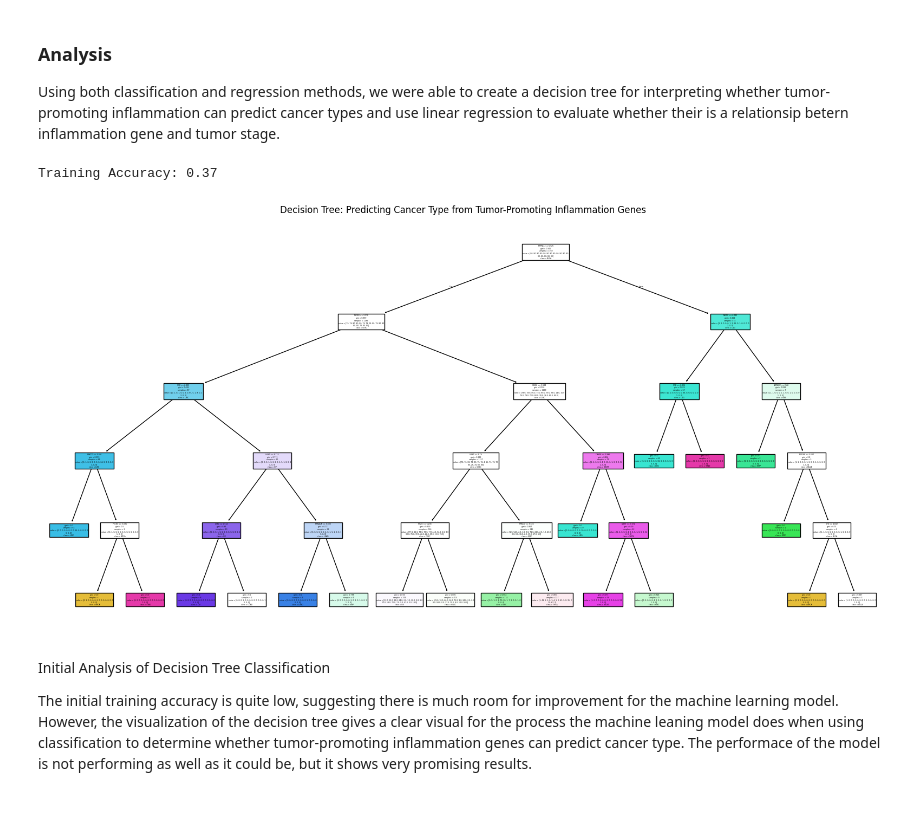
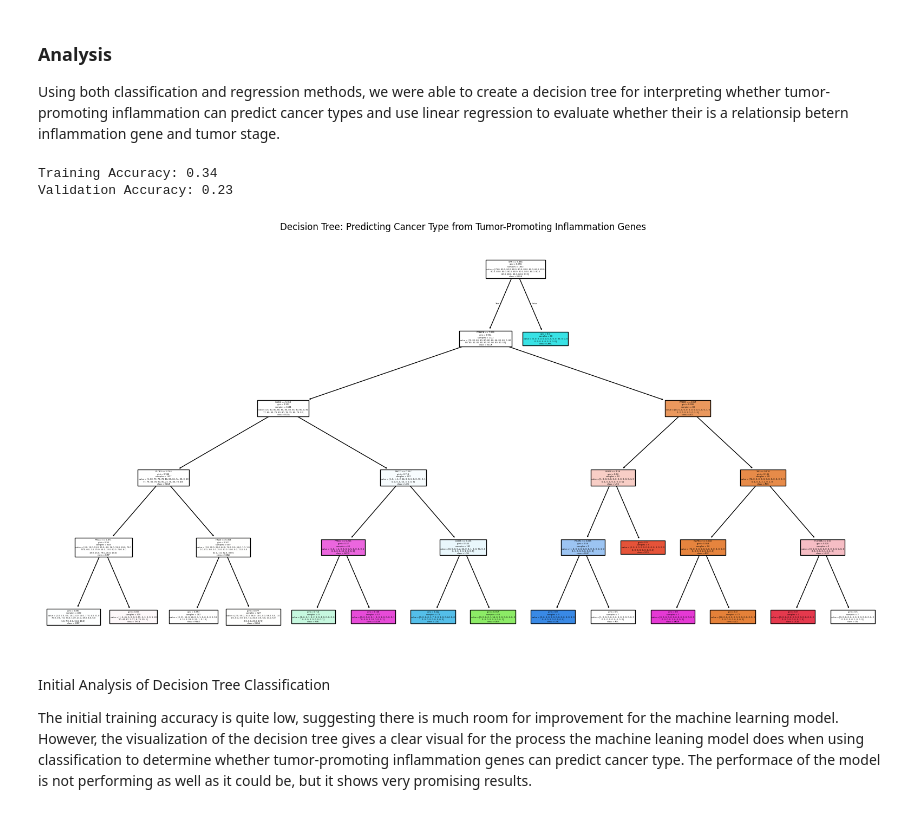
Before and after one commit to ogeikem/Module-4-Cancer, a Jupyter notebook: code/Module 4 Template.ipynb, the cells around one changed output. Drawn from its saved outputs; the diff is of its cells as text; code cells hidden in the pictures.

Commit message:
updating decision tree code

```diff
--- a/code/Module 4 Template.ipynb
+++ b/code/Module 4 Template.ipynb
@@ -408,40 +408,49 @@ from sklearn.metrics import classification_report, accuracy_score
 hallmarks_data = pd.read_table(
     r"C:\Users\ogeik\OneDrive\Desktop\BME 2315\Module-4-Cancer\data\Menyhart_JPA_CancerHallmarks_core.txt",
     header=None,
     index_col=0
 )
 # Extract genes associated with "TUMOR-PROMOTING INFLAMMATION"
 desired_gene_list = list(
     hallmarks_data.loc["TUMOR-PROMOTING INFLAMMATION"].dropna()
 )
 
+# load expression data and metadata for the training set
+training_data = pd.read_csv(r"C:\Users\ogeik\OneDrive\Desktop\BME 2315\Module-4-Cancer\data\TRAINING_SET_GSE62944_subsample_log2TPM.csv", index_col=0)
+training_meta = pd.read_csv(r"C:\Users\ogeik\OneDrive\Desktop\BME 2315\Module-4-Cancer\data\TRAINING_SET_GSE62944_metadata.csv", index_col=0)
+
 # load expression data and metadata for the validation set
 val_data = pd.read_csv(r"C:\Users\ogeik\OneDrive\Desktop\BME 2315\Module-4-Cancer\data\VALIDATION_SET_GSE62944_subsample_log2TPM.csv", index_col=0)
 val_meta = pd.read_csv(r"C:\Users\ogeik\OneDrive\Desktop\BME 2315\Module-4-Cancer\data\VALIDATION_SET_GSE62944_metadata.csv", index_col=0)
 
 # Prepare features and labels
 def prepare_features(data_df, meta_df, gene_list):
     # Filter for desired genes
     filtered_genes = [gene for gene in gene_list if gene in data_df.index]
     X = data_df.loc[filtered_genes].T  # Transpose to have patients as rows and genes as columns
     y = meta_df.loc[X.index, "cancer_type"] #match each patient in X with its cancer type label from meta_df
     return X, y
 
-X, y = prepare_features(val_data, val_meta, desired_gene_list) # Prepare features and labels
+X_train, y_train = prepare_features(training_data, training_meta, desired_gene_list) # Prepare training features and labels
+X_val, y_val = prepare_features(val_data, val_meta, desired_gene_list) # Prepare validation features and labels
 
 dt_model = DecisionTreeClassifier(max_depth=5) # initialize the decision tree model with a maximum depth of 5
-dt_model.fit(X, y) # Fit the model to the data
+dt_model.fit(X_train, y_train) # Fit the model to the TRAINING data
 
-train_predictions = dt_model.predict(X) # Predict the labels for the training data
-print(f"Training Accuracy: {accuracy_score(y, train_predictions):.2f}") # Print the training accuracy
+train_predictions = dt_model.predict(X_train) # Predict the labels for the training data
+val_predictions = dt_model.predict(X_val) # Predict the labels for the validation data
+
+print(f"Training Accuracy: {accuracy_score(y_train, train_predictions):.2f}") # Print the training accuracy
+print(f"Validation Accuracy: {accuracy_score(y_val, val_predictions):.2f}") # Print the validation accuracy
 
 plt.figure(figsize=(20, 10))
-plot_tree(dt_model, feature_names=X.columns, class_names=dt_model.classes_, filled=True)
+plot_tree(dt_model, feature_names=X_train.columns, class_names=dt_model.classes_, filled=True)
 plt.title("Decision Tree: Predicting Cancer Type from Tumor-Promoting Inflammation Genes")
 plt.show()
 # %% [output]
-Training Accuracy: 0.37
+Training Accuracy: 0.34
+Validation Accuracy: 0.23
-[figure, old version]
+[figure, new version]
 # %% [markdown]
 Initial Analysis of Decision Tree Classification
 
```
Also changed, not shown: 1 other file.
